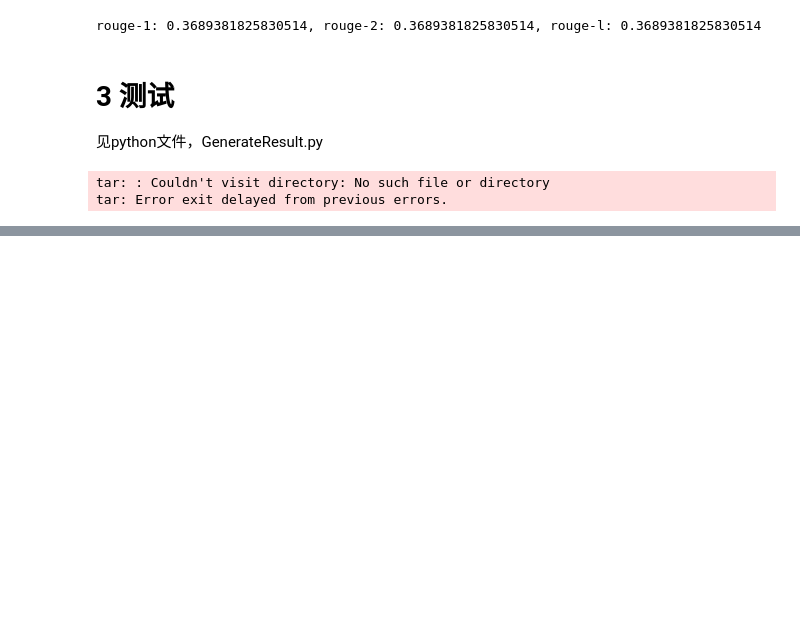
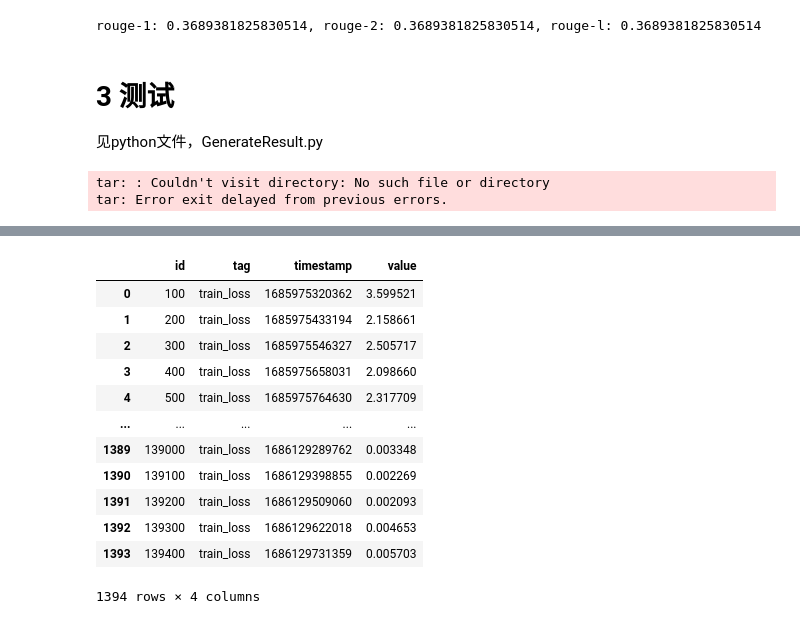
Before and after one commit to Cyberloafingg/NLP_Summary, a Jupyter notebook: Train.ipynb, the cells around one changed output, grey strips where cells are left out. Drawn from its saved outputs; the diff is of its cells as text; code cells hidden in the pictures; blank space fills up the shorter version.

```diff
--- a/Train.ipynb
+++ b/Train.ipynb
@@ -373,0 +395,16 @@ tar: Error exit delayed from previous errors.
+# %%
+loss
+# %% [output]
+|  | id | tag | timestamp | value |
+| 0 | 100 | train_loss | 1685975320362 | 3.599521 |
+| 1 | 200 | train_loss | 1685975433194 | 2.158661 |
+| 2 | 300 | train_loss | 1685975546327 | 2.505717 |
+| 3 | 400 | train_loss | 1685975658031 | 2.098660 |
+| 4 | 500 | train_loss | 1685975764630 | 2.317709 |
+| ... | ... | ... | ... | ... |
+| 1389 | 139000 | train_loss | 1686129289762 | 0.003348 |
+| 1390 | 139100 | train_loss | 1686129398855 | 0.002269 |
+| 1391 | 139200 | train_loss | 1686129509060 | 0.002093 |
+| 1392 | 139300 | train_loss | 1686129622018 | 0.004653 |
+| 1393 | 139400 | train_loss | 1686129731359 | 0.005703 |
+1394 rows × 4 columns
```
Also changed, not shown: parts of 4 cells of this notebook, 6 other files.
